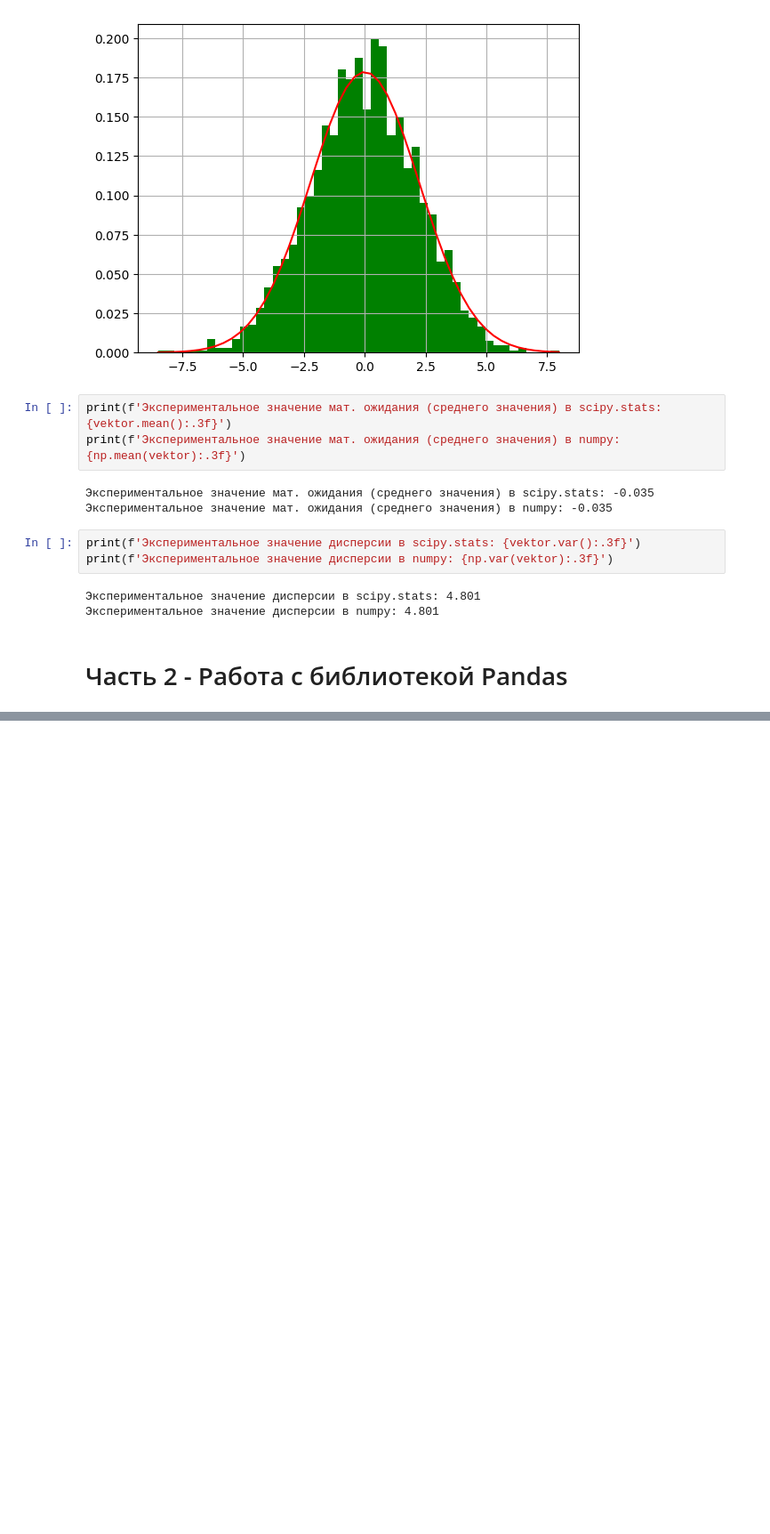
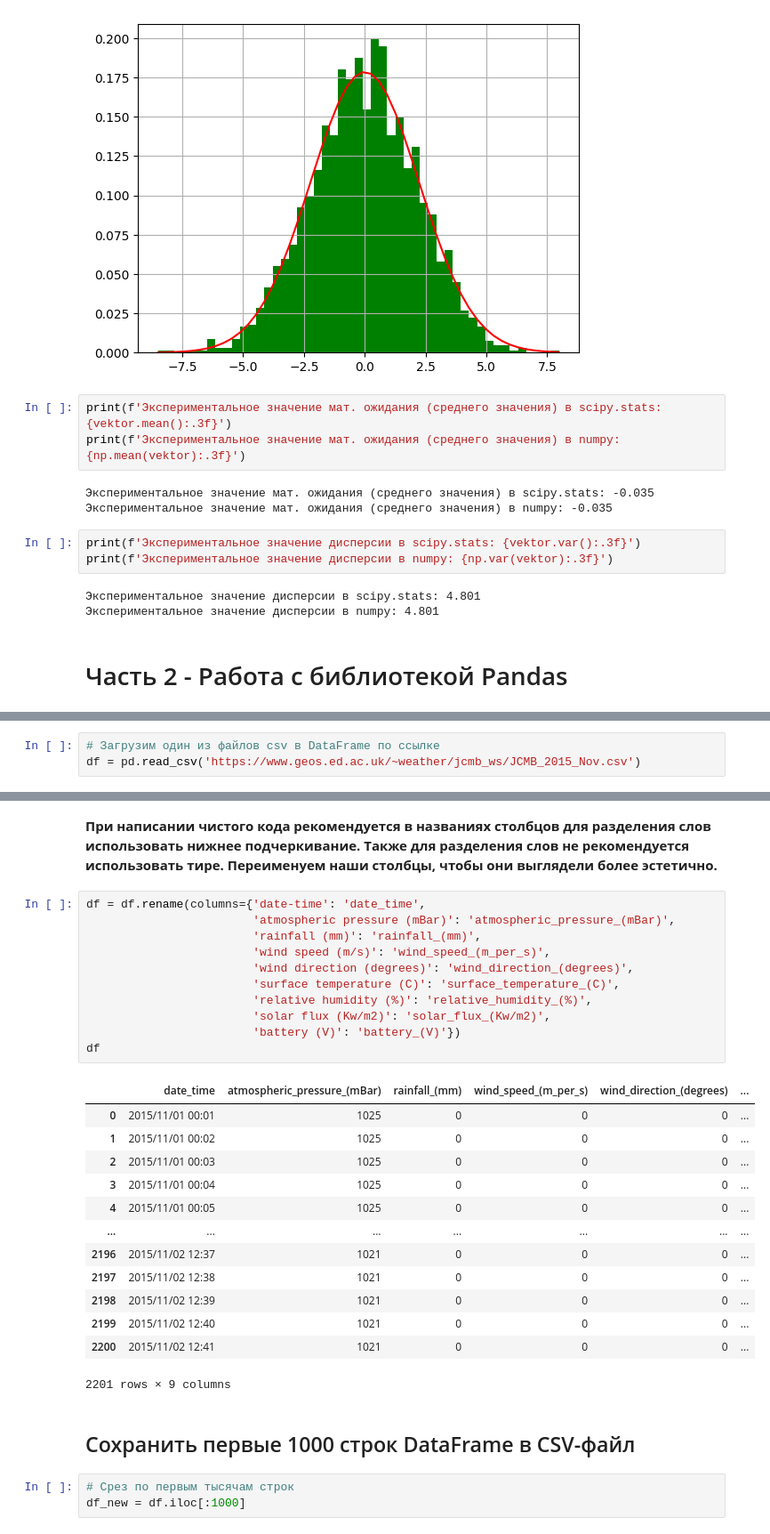
Before and after one commit to NizaevEdgar/Innopolis_Projects, a Jupyter notebook: Homework_2/homework_2.ipynb, the cells around one changed output, grey strips where cells are left out. Shown: that part at 89% size. Saved outputs shown, nothing was run; the diff lists cells and outputs as text; blank space fills up the shorter version.

```diff
--- a/Homework_2/homework_2.ipynb
+++ b/Homework_2/homework_2.ipynb
@@ -116,0 +124,3 @@ print(f'Экспериментальное значение дисперсии
+# %%
+# Загрузим один из файлов csv в DataFrame по ссылке
+df = pd.read_csv('https://www.geos.ed.ac.uk/~weather/jcmb_ws/JCMB_2015_Nov.csv')
@@ -116,0 +181,32 @@ print(f'Экспериментальное значение дисперсии
+# %% [markdown]
+**При написании чистого кода рекомендуется в названиях столбцов для разделения слов использовать нижнее подчеркивание. Также для разделения слов не рекомендуется использовать тире. Переименуем наши столбцы, чтобы они выглядели более эстетично.**
+# %%
+df = df.rename(columns={'date-time': 'date_time',
+                        'atmospheric pressure (mBar)': 'atmospheric_pressure_(mBar)',
+                        'rainfall (mm)': 'rainfall_(mm)',
+                        'wind speed (m/s)': 'wind_speed_(m_per_s)',
+                        'wind direction (degrees)': 'wind_direction_(degrees)',
+                        'surface temperature (C)': 'surface_temperature_(C)',
+                        'relative humidity (%)': 'relative_humidity_(%)',
+                        'solar flux (Kw/m2)': 'solar_flux_(Kw/m2)',
+                        'battery (V)': 'battery_(V)'})
+df
+# %% [output]
+|  | date_time | atmospheric_pressure_(mBar) | rainfall_(mm) | wind_speed_(m_per_s) | wind_direction_(degrees) | ... |
+| 0 | 2015/11/01 00:01 | 1025 | 0 | 0 | 0 | ... |
+| 1 | 2015/11/01 00:02 | 1025 | 0 | 0 | 0 | ... |
+| 2 | 2015/11/01 00:03 | 1025 | 0 | 0 | 0 | ... |
+| 3 | 2015/11/01 00:04 | 1025 | 0 | 0 | 0 | ... |
+| 4 | 2015/11/01 00:05 | 1025 | 0 | 0 | 0 | ... |
+| ... | ... | ... | ... | ... | ... | ... |
+| 2196 | 2015/11/02 12:37 | 1021 | 0 | 0 | 0 | ... |
+| 2197 | 2015/11/02 12:38 | 1021 | 0 | 0 | 0 | ... |
+| 2198 | 2015/11/02 12:39 | 1021 | 0 | 0 | 0 | ... |
+| 2199 | 2015/11/02 12:40 | 1021 | 0 | 0 | 0 | ... |
+| 2200 | 2015/11/02 12:41 | 1021 | 0 | 0 | 0 | ... |
+2201 rows × 9 columns
+# %% [markdown]
+## Сохранить первые 1000 строк DataFrame в CSV-файл
+# %%
+# Срез по первым тысячам строк
+df_new = df.iloc[:1000]
```
Also changed, not shown: parts of 23 cells of this notebook, 1 other file.
